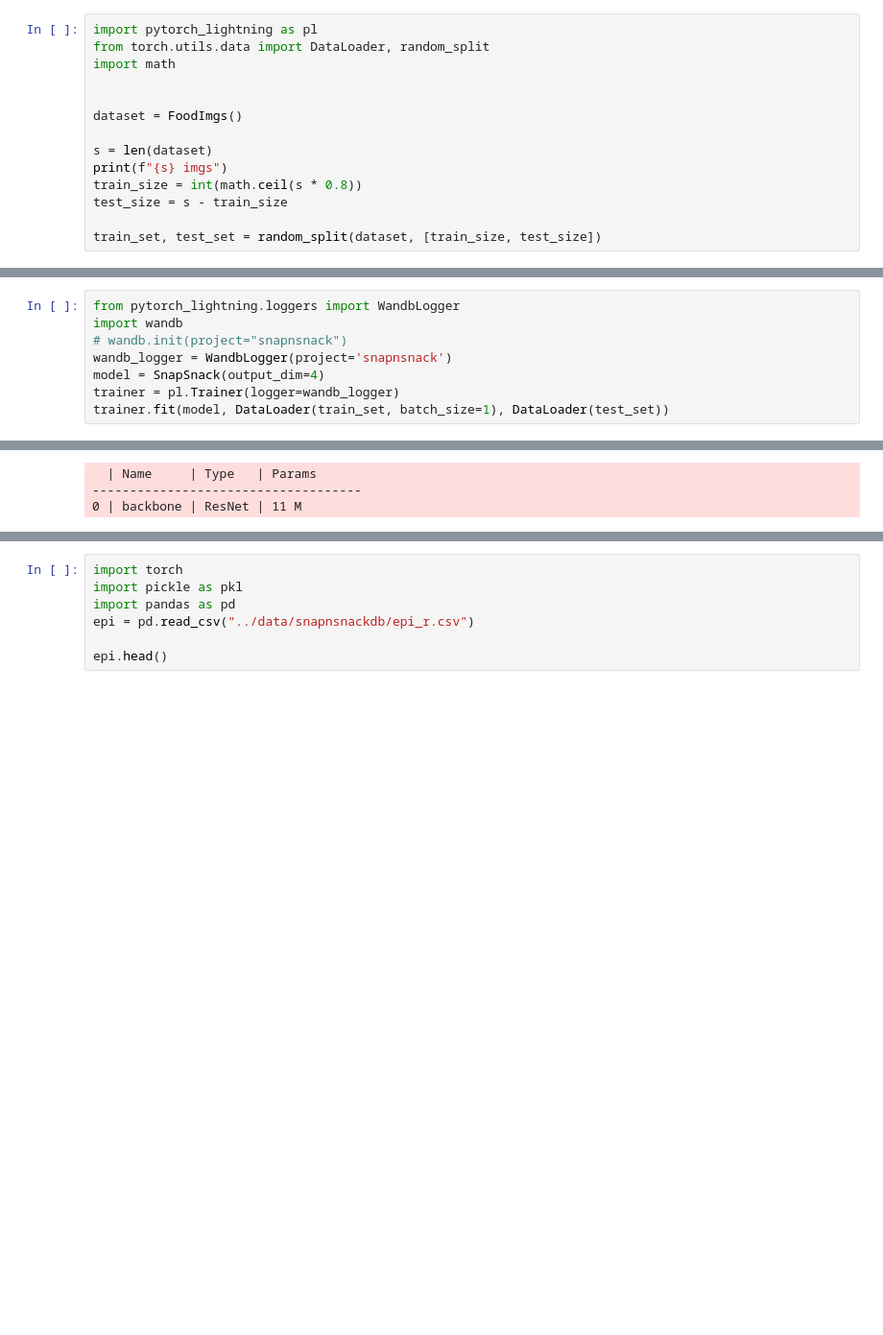
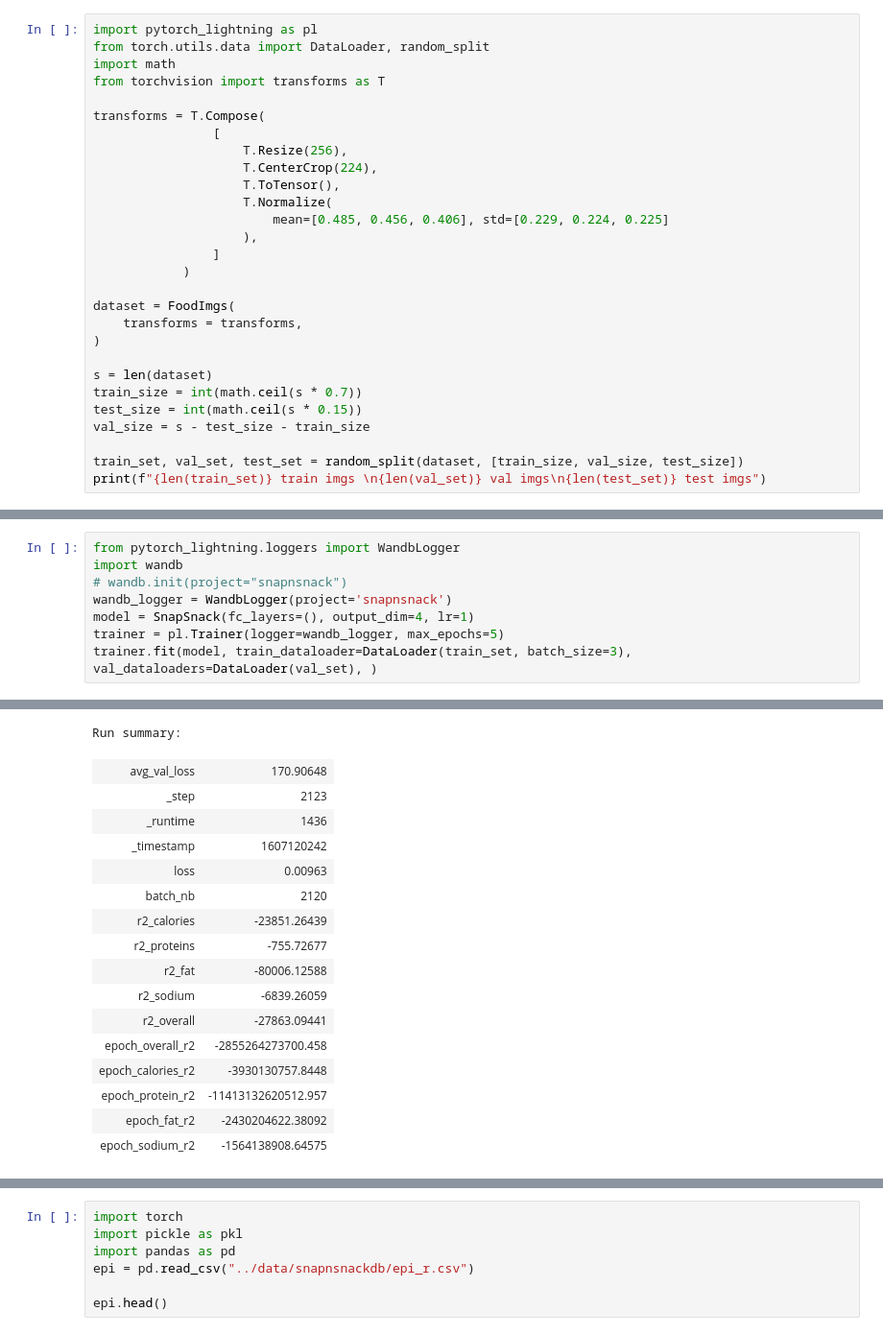
Before and after one commit to margro2000/Snap-N-Snack, a Jupyter notebook: notebooks/test_train.ipynb, the cells around one changed output, grey strips where cells are left out. Shown: that part at 96% size. Saved outputs shown, nothing was run; the diff lists cells and outputs as text; blank space fills up the shorter version.

Commit message:
fixed training to output different values

```diff
--- a/notebooks/test_train.ipynb
+++ b/notebooks/test_train.ipynb
@@ -13,14 +10,28 @@ The autoreload extension is already loaded. To reload it, use:
 import pytorch_lightning as pl
 from torch.utils.data import DataLoader, random_split
 import math
+from torchvision import transforms as T
 
+transforms = T.Compose(
+                [
+                    T.Resize(256),
+                    T.CenterCrop(224),
+                    T.ToTensor(),
+                    T.Normalize(
+                        mean=[0.485, 0.456, 0.406], std=[0.229, 0.224, 0.225]
+                    ),
+                ]
+            )
 
-dataset = FoodImgs()
+dataset = FoodImgs(
+    transforms = transforms,
+)
 
 s = len(dataset)
-print(f"{s} imgs")
-train_size = int(math.ceil(s * 0.8))
-test_size = s - train_size
+train_size = int(math.ceil(s * 0.7))
+test_size = int(math.ceil(s * 0.15))
+val_size = s - test_size - train_size
 
-train_set, test_set = random_split(dataset, [train_size, test_size])
+train_set, val_set, test_set = random_split(dataset, [train_size, val_size, test_size])
+print(f"{len(train_set)} train imgs \n{len(val_set)} val imgs\n{len(test_set)} test imgs")
 # %% [output]
@@ -30,9 +43,9 @@ from pytorch_lightning.loggers import WandbLogger
 import wandb
 # wandb.init(project="snapnsnack")
 wandb_logger = WandbLogger(project='snapnsnack')
-model = SnapSnack(output_dim=4)
-trainer = pl.Trainer(logger=wandb_logger)
-trainer.fit(model, DataLoader(train_set, batch_size=1), DataLoader(test_set))
+model = SnapSnack(fc_layers=(), output_dim=4, lr=1)
+trainer = pl.Trainer(logger=wandb_logger, max_epochs=5)
+trainer.fit(model, train_dataloader=DataLoader(train_set, batch_size=3), val_dataloaders=DataLoader(val_set), )
 # %% [output]
 GPU available: False, used: False
 TPU available: False, using: 0 TPU cores
@@ -46,3 +57,17 @@ Run data is saved locally in /Users/davinan/Dropbox/github/Snap-N-Snack/notebook
-  | Name     | Type   | Params
-------------------------------------
-0 | backbone | ResNet | 11 M
+Run summary:
+| avg_val_loss | 170.90648 |
+| _step | 2123 |
+| _runtime | 1436 |
+| _timestamp | 1607120242 |
+| loss | 0.00963 |
+| batch_nb | 2120 |
+| r2_calories | -23851.26439 |
+| r2_proteins | -755.72677 |
+| r2_fat | -80006.12588 |
+| r2_sodium | -6839.26059 |
+| r2_overall | -27863.09441 |
+| epoch_overall_r2 | -2855264273700.458 |
+| epoch_calories_r2 | -3930130757.8448 |
+| epoch_protein_r2 | -11413132620512.957 |
+| epoch_fat_r2 | -2430204622.38092 |
+| epoch_sodium_r2 | -1564138908.64575 |
```
Also changed, not shown: parts of 6 cells of this notebook, 6 other files.
